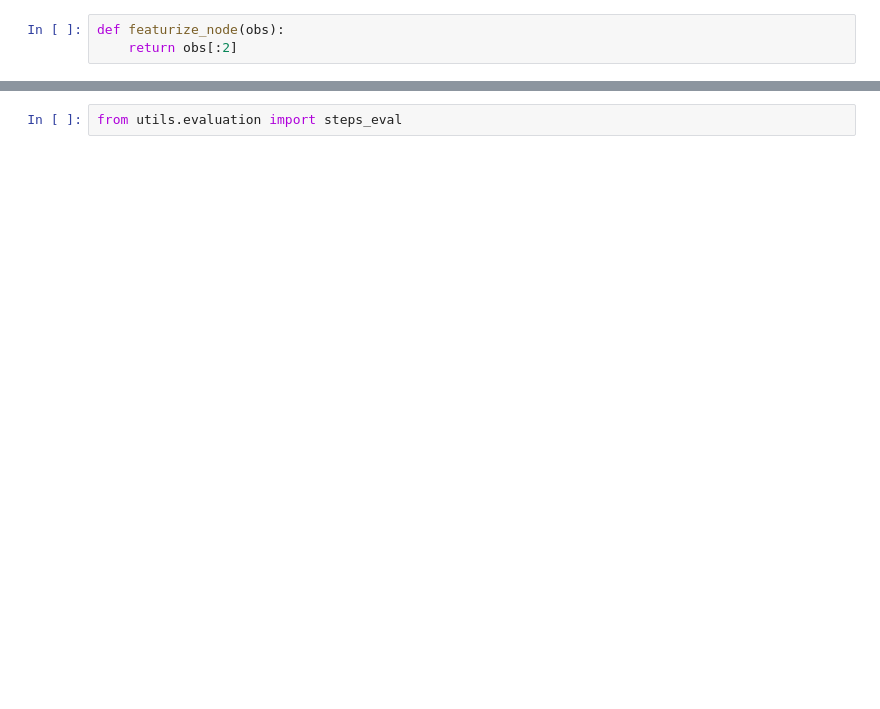
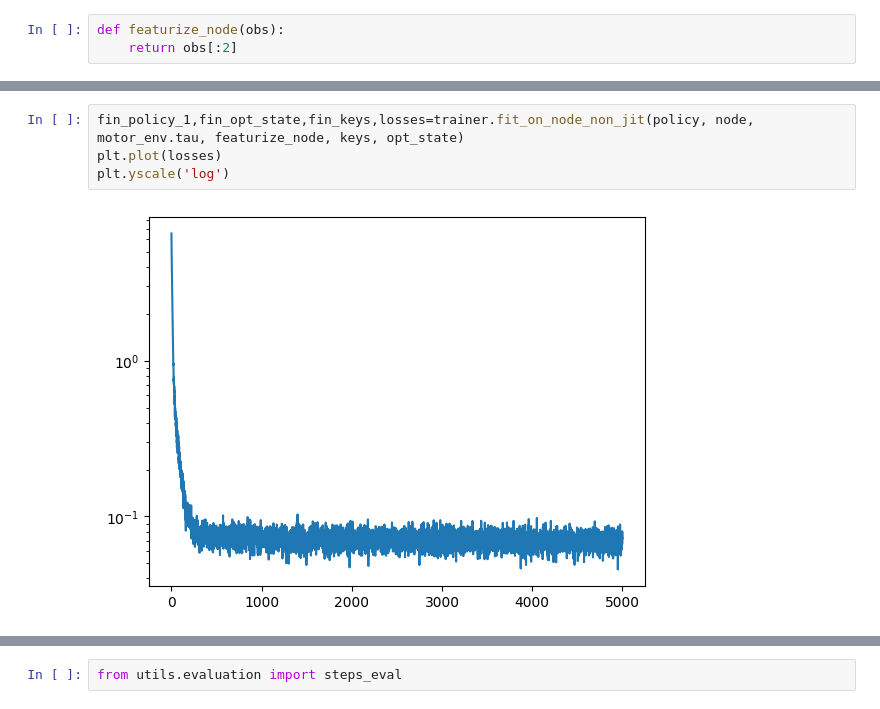
Before and after one commit to OliverSchw/dpc_project, a Jupyter notebook: notebooks/2.1.dpc_with_node.ipynb, the cells around one changed output, grey strips where cells are left out. Drawn from its saved outputs; the diff is of its cells as text; blank space fills up the shorter version.

```diff
--- a/notebooks/2.1.dpc_with_node.ipynb
+++ b/notebooks/2.1.dpc_with_node.ipynb
@@ -132 +146,7 @@ plt.yscale('log')
+# %%
+fin_policy_1,fin_opt_state,fin_keys,losses=trainer.fit_on_node_non_jit(policy, node, motor_env.tau, featurize_node, keys, opt_state)
+plt.plot(losses)
+plt.yscale('log')
+# %% [output]
+[figure, added]
 # %%
```
Also changed, not shown: parts of 19 cells of this notebook, 12 other files.
